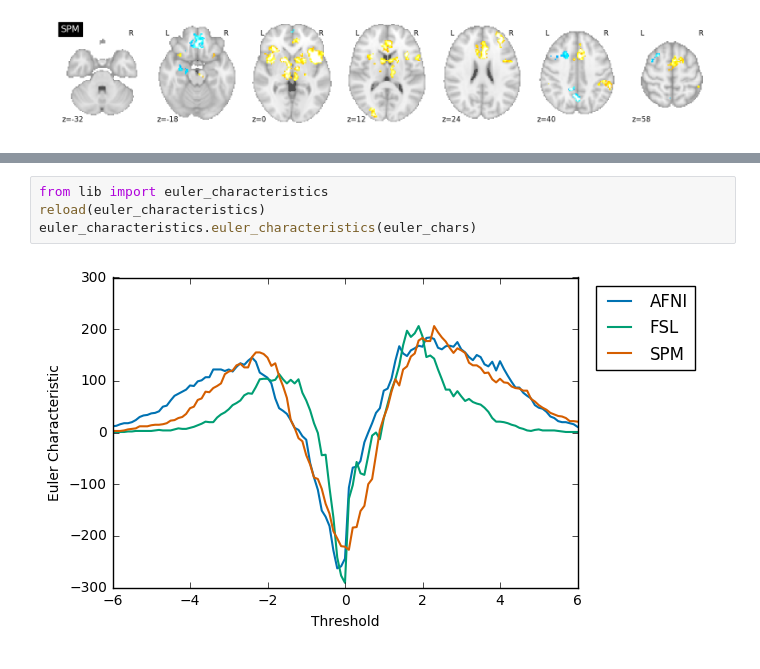
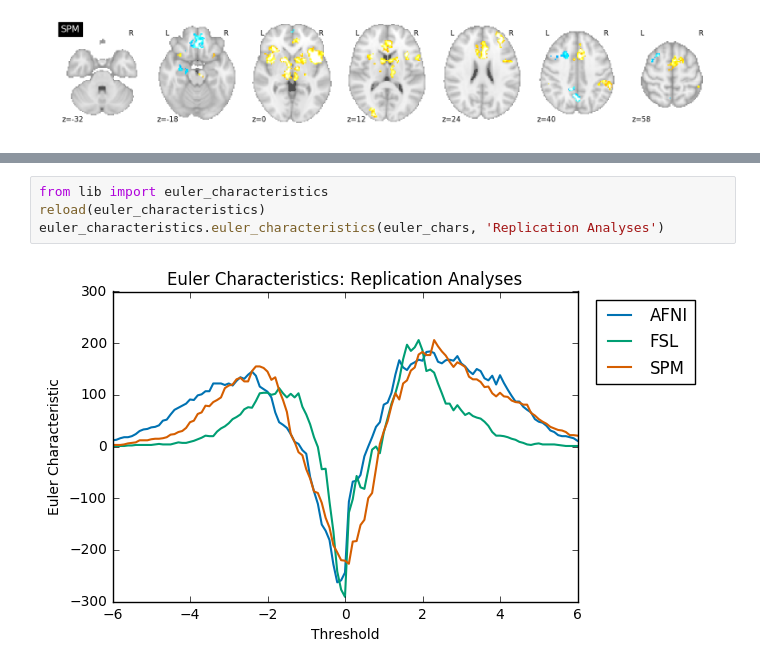
Before and after one commit to NISOx-BDI/Software_Comparison, a Jupyter notebook: ds001_notebook.ipynb, the cells around one changed output, grey strips where cells are left out. Cells and saved outputs as stored; diff of their text form.

```diff
--- a/ds001_notebook.ipynb
+++ b/ds001_notebook.ipynb
@@ -270,9 +270,9 @@ plot_stat_images.plot_stat_images(afni_stat_file, spm_stat_file, [-17, 1, 15], f
 # %%
 from lib import euler_characteristics
 reload(euler_characteristics)
-euler_characteristics.euler_characteristics(euler_chars)
+euler_characteristics.euler_characteristics(euler_chars, 'Replication Analyses')
 # %% [output]
-[figure, old version]
+[figure, new version]
 # %%
 from lib import bland_altman
 reload(bland_altman)
```
Also changed, not shown: parts of 4 cells of this notebook, 4 other files.
